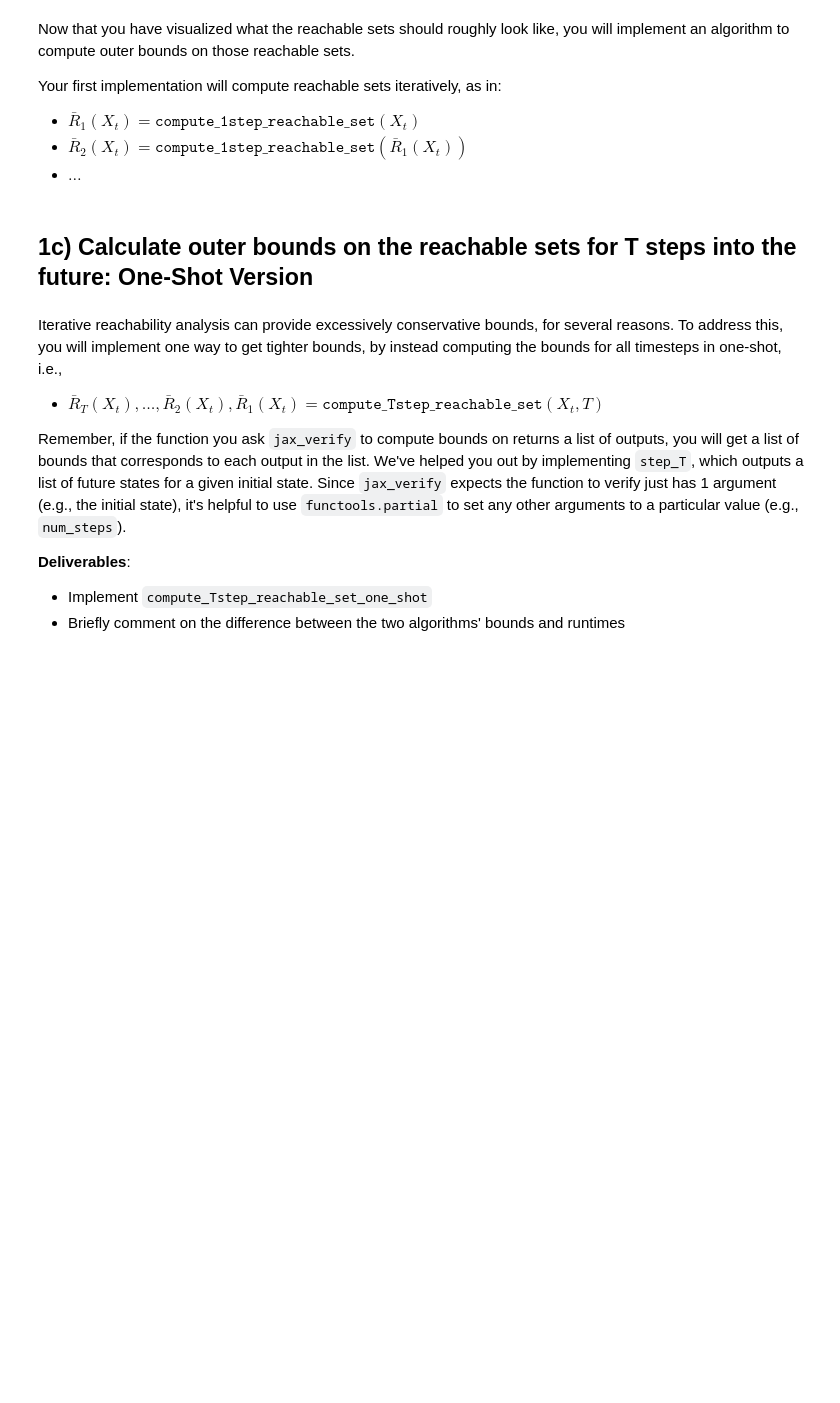
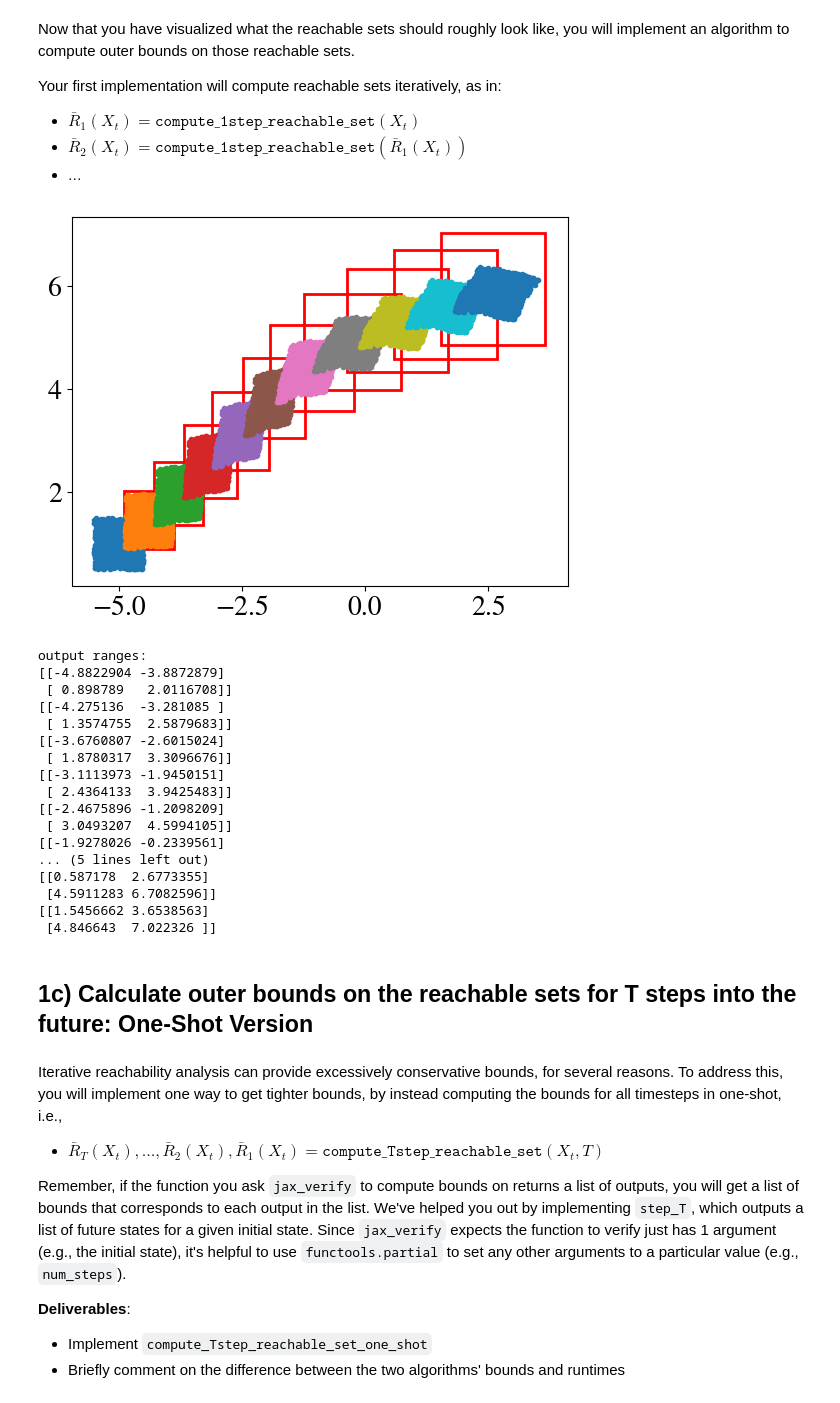
Before and after one commit to kmuenpra/EECE7268, a Jupyter notebook: EECE_CS_7268_HW3.ipynb, the cells around one changed output. Drawn from its saved outputs; the diff is of its cells as text; code cells hidden in the pictures; blank space fills up the shorter version.

```diff
--- a/EECE_CS_7268_HW3.ipynb
+++ b/EECE_CS_7268_HW3.ipynb
@@ -270,25 +267,53 @@ Your first implementation will compute reachable sets iteratively, as in:
 # %%
 def compute_Tstep_reachable_set_iterative(initial_state_range: np.ndarray, step_fn: Callable, num_steps: int) -> np.ndarray:
   #
   # initial_state_range: (num_states, 2) array containing min/max per state
   # step_fn: function that accepts array of state samples at initial timestep and returns list of state samples at times [t+1, ..., t+num_steps]
   # num_steps: non-negative integer
   #
   # Return:
   # - list of state_ranges at times [t+1, t+2, ..., t+num_steps]
   #  i.e., [(num_states, 2)_t=t+1, ..., (num_states, 2)_t=t+T]
 
   # TODO: implement this using
 
-  return output_range
+  # store reachable sets for each step
+  state_ranges = []
+  current_range = initial_state_range
 
+  for t in range(num_steps):
+      next_range = compute_1step_reachable_set(current_range, step_fn)
+      state_ranges.append(next_range)
+      current_range = next_range  # use this as the input for the next step
+
+
+  return state_ranges
 initial_state_range = np.array([[-5.5,-4.5],[.5,1.5]])
 output_ranges = compute_Tstep_reachable_set_iterative(initial_state_range, step_1, num_steps)
 plot_Tstep_samples_and_bounds(initial_state_range, step_1, num_steps, bounds=output_ranges)
 
 print('output ranges:')
 for output_range in output_ranges:
   print(output_range)
+# %% [output]
+[figure, added]
+output ranges:
+[[-4.8822904 -3.8872879]
+ [ 0.898789   2.0116708]]
+[[-4.275136  -3.281085 ]
+ [ 1.3574755  2.5879683]]
+[[-3.6760807 -2.6015024]
+ [ 1.8780317  3.3096676]]
+[[-3.1113973 -1.9450151]
+ [ 2.4364133  3.9425483]]
+[[-2.4675896 -1.2098209]
+ [ 3.0493207  4.5994105]]
+[[-1.9278026 -0.2339561]
+... (5 lines left out)
+[[0.587178  2.6773355]
+ [4.5911283 6.7082596]]
+[[1.5456662 3.6538563]
+ [4.846643  7.022326 ]]
 # %% [markdown]
 ## 1c) Calculate outer bounds on the reachable sets for T steps into the future: One-Shot Version
 # %% [markdown]
```
Also changed, not shown: parts of 5 cells of this notebook.
